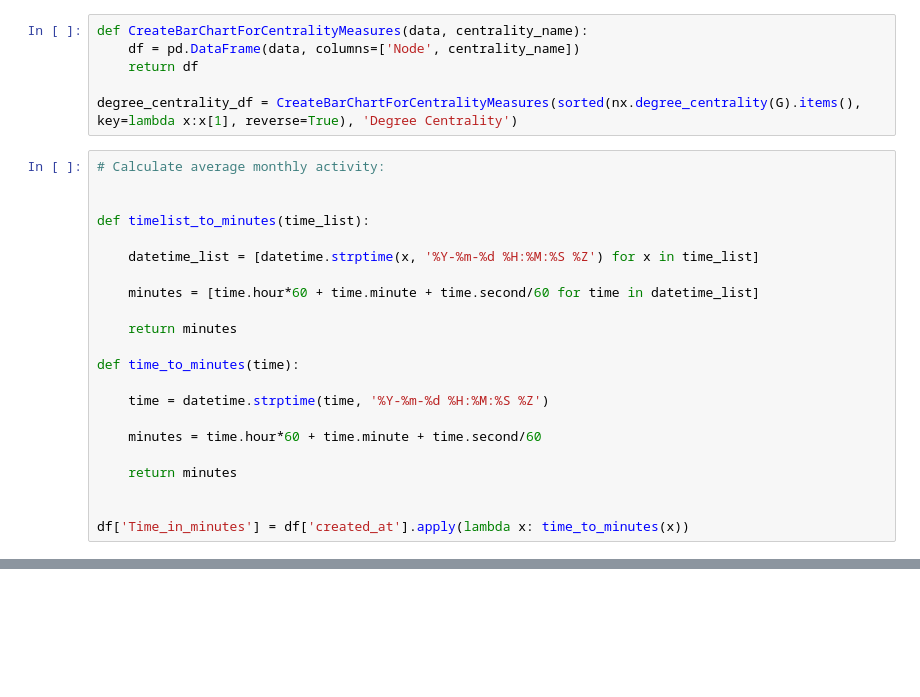
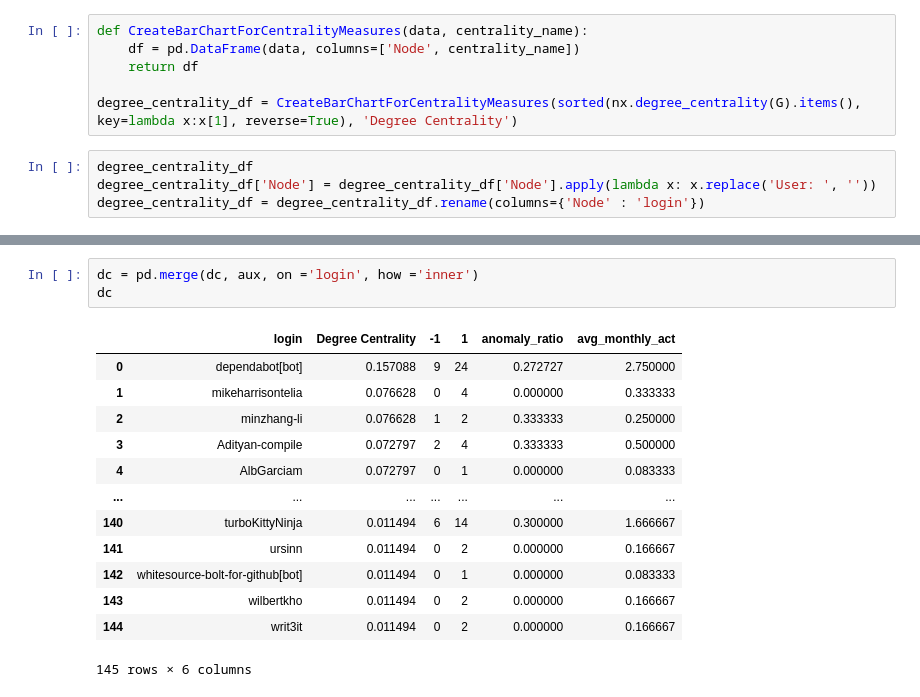
Before and after one commit to fzanart/Socialz, a Jupyter notebook: data_characterization.ipynb, the cells around one changed output, grey strips where cells are left out. Drawn from its saved outputs; the diff is of its cells as text; blank space fills up the shorter version.

```diff
--- a/data_characterization.ipynb
+++ b/data_characterization.ipynb
@@ -123,25 +197,7 @@ def CreateBarChartForCentralityMeasures(data, centrality_name):
     return df
 
 degree_centrality_df = CreateBarChartForCentralityMeasures(sorted(nx.degree_centrality(G).items(), key=lambda x:x[1], reverse=True), 'Degree Centrality')
-# %%
-# Calculate average monthly activity:
-
-
-def timelist_to_minutes(time_list):
-
-    datetime_list = [datetime.strptime(x, '%Y-%m-%d %H:%M:%S %Z') for x in time_list]
-
-    minutes = [time.hour*60 + time.minute + time.second/60 for time in datetime_list]
-
-    return minutes
-
-def time_to_minutes(time):
-
-    time = datetime.strptime(time, '%Y-%m-%d %H:%M:%S %Z')
-
-    minutes = time.hour*60 + time.minute + time.second/60
-
-    return minutes
-
-
-df['Time_in_minutes'] = df['created_at'].apply(lambda x: time_to_minutes(x))
+# %%
+degree_centrality_df
+degree_centrality_df['Node'] = degree_centrality_df['Node'].apply(lambda x: x.replace('User: ', ''))
+degree_centrality_df = degree_centrality_df.rename(columns={'Node' : 'login'})
@@ -147,0 +257,17 @@ df['Time_in_minutes'] = df['created_at'].apply(lambda x: time_to_minutes(x))
+# %%
+dc = pd.merge(dc, aux, on ='login', how ='inner')
+dc
+# %% [output]
+|  | login | Degree Centrality | -1 | 1 | anomaly_ratio | avg_monthly_act |
+| 0 | dependabot[bot] | 0.157088 | 9 | 24 | 0.272727 | 2.750000 |
+| 1 | mikeharrisontelia | 0.076628 | 0 | 4 | 0.000000 | 0.333333 |
+| 2 | minzhang-li | 0.076628 | 1 | 2 | 0.333333 | 0.250000 |
+| 3 | Adityan-compile | 0.072797 | 2 | 4 | 0.333333 | 0.500000 |
+| 4 | AlbGarciam | 0.072797 | 0 | 1 | 0.000000 | 0.083333 |
+| ... | ... | ... | ... | ... | ... | ... |
+| 140 | turboKittyNinja | 0.011494 | 6 | 14 | 0.300000 | 1.666667 |
+| 141 | ursinn | 0.011494 | 0 | 2 | 0.000000 | 0.166667 |
+| 142 | whitesource-bolt-for-github[bot] | 0.011494 | 0 | 1 | 0.000000 | 0.083333 |
+| 143 | wilbertkho | 0.011494 | 0 | 2 | 0.000000 | 0.166667 |
+| 144 | writ3it | 0.011494 | 0 | 2 | 0.000000 | 0.166667 |
+145 rows × 6 columns
```
Also changed, not shown: parts of 12 cells of this notebook.
